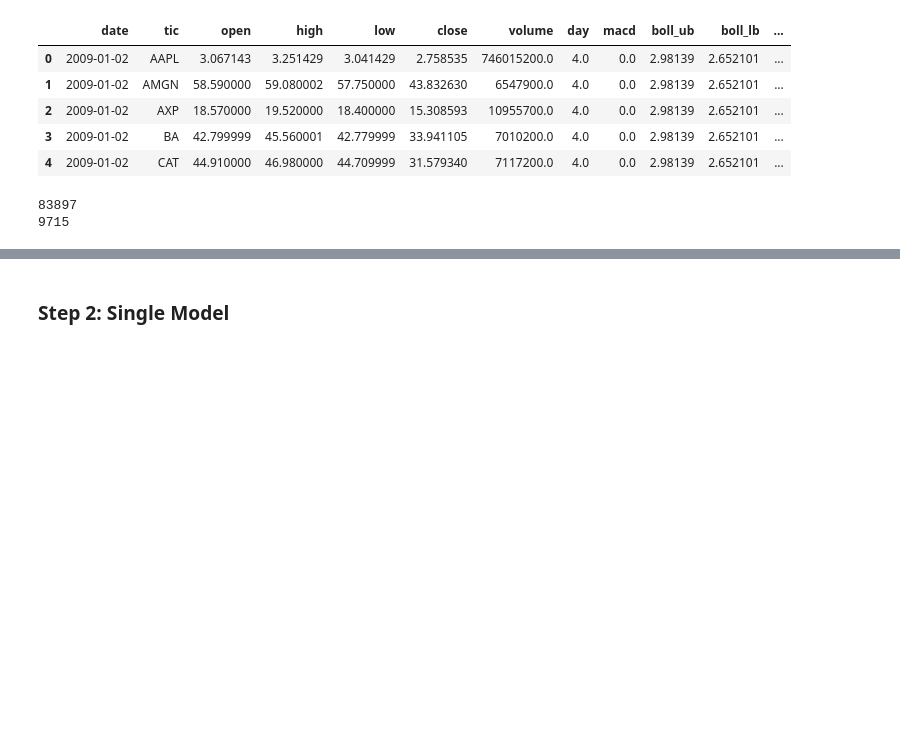
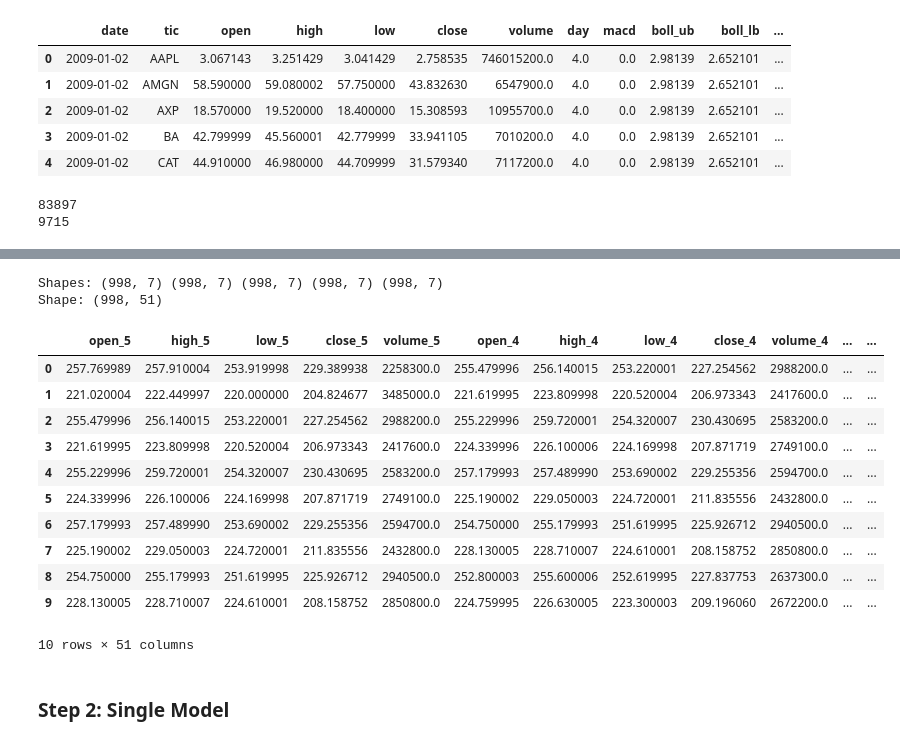
Before and after one commit to Linzili1235/Auto-Trade-Bot-with-DDPG, a Jupyter notebook: notebook.ipynb, the cells around one changed output, grey strips where cells are left out. Drawn from its saved outputs; the diff is of its cells as text; code cells hidden in the pictures; blank space fills up the shorter version.

```diff
--- a/notebook.ipynb
+++ b/notebook.ipynb
@@ -147,2 +186,74 @@ trade.to_csv('trade_data.csv', index=False)
+# %%
+# SUBSET THE DATA
+df_price = df_sub.iloc[:,:7].reset_index(drop=True)
+
+for c in df_price.columns[2:]:
+    df_price[c + '_norm'] = (df_price[c] - df_price[c].min()) / (df_price[c].max() - df_price[c].min())
+
+# display(df_price.head())
+
+# SET THE NUMBER OF STOCKS
+num_stock = 2
+
+# SLICE THE DATA
+df_5 = df_price.iloc[num_stock*0:-num_stock*4, :7].reset_index(drop=True)
+df_4 = df_price.iloc[num_stock*1:-num_stock*3, :7].reset_index(drop=True)
+df_3 = df_price.iloc[num_stock*2:-num_stock*2, :7].reset_index(drop=True)
+df_2 = df_price.iloc[num_stock*3:-num_stock*1, :7].reset_index(drop=True)
+df_1 = df_price.iloc[num_stock*4:, :7].reset_index(drop=True)
+
+df_norm_5 = df_price.iloc[num_stock*0:-num_stock*4, 7:].reset_index(drop=True)
+df_norm_4 = df_price.iloc[num_stock*1:-num_stock*3, 7:].reset_index(drop=True)
+df_norm_3 = df_price.iloc[num_stock*2:-num_stock*2, 7:].reset_index(drop=True)
+df_norm_2 = df_price.iloc[num_stock*3:-num_stock*1, 7:].reset_index(drop=True)
+df_norm_1 = df_price.iloc[num_stock*4:, 7:].reset_index(drop=True)
+
+# RENAME THE COLUMNS
+df_5.columns = [c+'_5' for c in df_5.columns]
+df_4.columns = [c+'_4' for c in df_4.columns]
+df_3.columns = [c+'_3' for c in df_3.columns]
+df_2.columns = [c+'_2' for c in df_2.columns]
+df_1.columns = [c+'_1' for c in df_1.columns]
+
+df_norm_5.columns = [c+'_5' for c in df_norm_5.columns]
+df_norm_4.columns = [c+'_4' for c in df_norm_4.columns]
+df_norm_3.columns = [c+'_3' for c in df_norm_3.columns]
+df_norm_2.columns = [c+'_2' for c in df_norm_2.columns]
+df_norm_1.columns = [c+'_1' for c in df_norm_1.columns]
+
+# CHECK THE DIMENSION
+print('Shapes:', df_5.shape, df_4.shape, df_3.shape, df_2.shape, df_1.shape)
+
+# COMBINE THE DF
+df_new = pd.concat([df_5, df_4, df_3, df_2, df_1], axis=1)
+df_norm_new = pd.concat([df_norm_5, df_norm_4, df_norm_3, df_norm_2, df_norm_1], axis=1)
+# display(df_new.head(10))
+# display(df_norm_new.head(10))
+
+# DROP
+date = df_new['date_1']
+df_new = df_new.drop(columns=[c for c in df_new.columns if 'date' in c or 'tic' in c])
+
+# SORT DESCENDING
+# df_new.columns = df_new.columns.sort_values(ascending=False)
+df = pd.concat([df_new, df_norm_new], axis=1)
+df['date'] = date
+print('Shape:', df.shape)
+df.head(10)
+# %% [output]
+Shapes: (998, 7) (998, 7) (998, 7) (998, 7) (998, 7)
+Shape: (998, 51)
+|  | open_5 | high_5 | low_5 | close_5 | volume_5 | open_4 | high_4 | low_4 | close_4 | volume_4 | ... | ... |
+| 0 | 257.769989 | 257.910004 | 253.919998 | 229.389938 | 2258300.0 | 255.479996 | 256.140015 | 253.220001 | 227.254562 | 2988200.0 | ... | ... |
+| 1 | 221.020004 | 222.449997 | 220.000000 | 204.824677 | 3485000.0 | 221.619995 | 223.809998 | 220.520004 | 206.973343 | 2417600.0 | ... | ... |
+| 2 | 255.479996 | 256.140015 | 253.220001 | 227.254562 | 2988200.0 | 255.229996 | 259.720001 | 254.320007 | 230.430695 | 2583200.0 | ... | ... |
+| 3 | 221.619995 | 223.809998 | 220.520004 | 206.973343 | 2417600.0 | 224.339996 | 226.100006 | 224.169998 | 207.871719 | 2749100.0 | ... | ... |
+| 4 | 255.229996 | 259.720001 | 254.320007 | 230.430695 | 2583200.0 | 257.179993 | 257.489990 | 253.690002 | 229.255356 | 2594700.0 | ... | ... |
+| 5 | 224.339996 | 226.100006 | 224.169998 | 207.871719 | 2749100.0 | 225.190002 | 229.050003 | 224.720001 | 211.835556 | 2432800.0 | ... | ... |
+| 6 | 257.179993 | 257.489990 | 253.690002 | 229.255356 | 2594700.0 | 254.750000 | 255.179993 | 251.619995 | 225.926712 | 2940500.0 | ... | ... |
+| 7 | 225.190002 | 229.050003 | 224.720001 | 211.835556 | 2432800.0 | 228.130005 | 228.710007 | 224.610001 | 208.158752 | 2850800.0 | ... | ... |
+| 8 | 254.750000 | 255.179993 | 251.619995 | 225.926712 | 2940500.0 | 252.800003 | 255.600006 | 252.619995 | 227.837753 | 2637300.0 | ... | ... |
+| 9 | 228.130005 | 228.710007 | 224.610001 | 208.158752 | 2850800.0 | 224.759995 | 226.630005 | 223.300003 | 209.196060 | 2672200.0 | ... | ... |
+10 rows × 51 columns
 # %% [markdown]
 ### Step 2: Single Model
```
Also changed, not shown: parts of 4 cells of this notebook, 2 other files.
